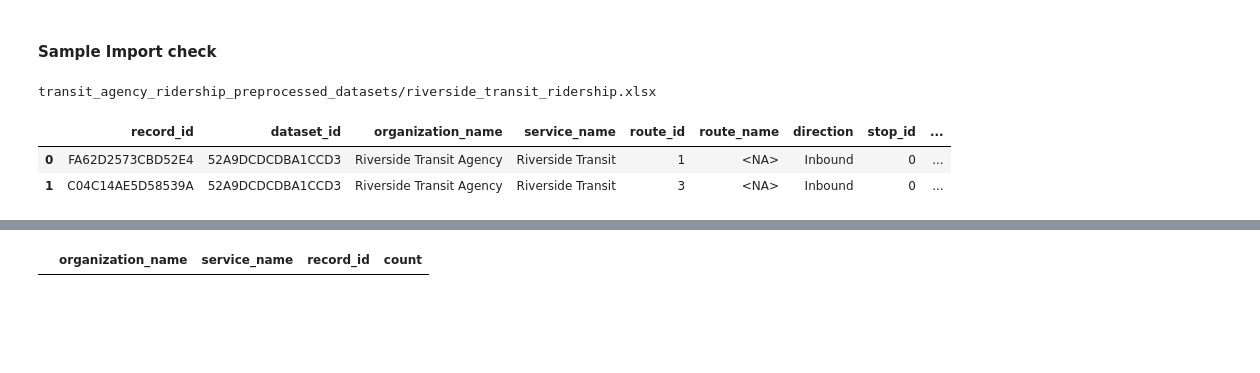
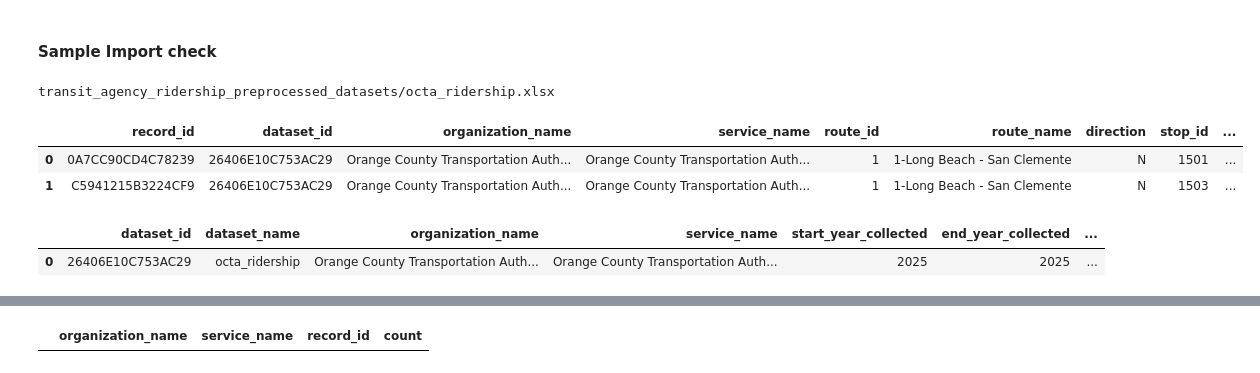
Before and after one commit to cal-itp/transit-ridership-analytics, a Jupyter notebook: Pre-process.ipynb, the cells around one changed output, grey strips where cells are left out. Drawn from its saved outputs; the diff is of its cells as text; code cells hidden in the pictures; blank space fills up the shorter version.

```diff
--- a/Pre-process.ipynb
+++ b/Pre-process.ipynb
@@ -1259,11 +1283,16 @@ df_dataset_info
 # %% [markdown]
 #### Sample Import check
 # %%
-config_path = 'agency_config/riverside_transit.yaml'
+config_path = 'agency_config/octa.yaml'
 sample_ridership, sample_dataset_info = process_agency(config_path)
 sample_ridership.head(2)
 # %% [output]
-transit_agency_ridership_preprocessed_datasets/riverside_transit_ridership.xlsx
+transit_agency_ridership_preprocessed_datasets/octa_ridership.xlsx
 |  | record_id | dataset_id | organization_name | service_name | route_id | route_name | direction | stop_id | ... |
-| 0 | FA62D2573CBD52E4 | 52A9DCDCDBA1CCD3 | Riverside Transit Agency | Riverside Transit | 1 | <NA> | Inbound | 0 | ... |
-| 1 | C04C14AE5D58539A | 52A9DCDCDBA1CCD3 | Riverside Transit Agency | Riverside Transit | 3 | <NA> | Inbound | 0 | ... |
+| 0 | 0A7CC90CD4C78239 | 26406E10C753AC29 | Orange County Transportation Auth... | Orange County Transportation Auth... | 1 | 1-Long Beach - San Clemente | N | 1501 | ... |
+| 1 | C5941215B3224CF9 | 26406E10C753AC29 | Orange County Transportation Auth... | Orange County Transportation Auth... | 1 | 1-Long Beach - San Clemente | N | 1503 | ... |
+# %%
+sample_dataset_info
+# %% [output]
+|  | dataset_id | dataset_name | organization_name | service_name | start_year_collected | end_year_collected | ... |
+| 0 | 26406E10C753AC29 | octa_ridership | Orange County Transportation Auth... | Orange County Transportation Auth... | 2025 | 2025 | ... |
```
Also changed, not shown: parts of 20 cells of this notebook, 12 other files.
